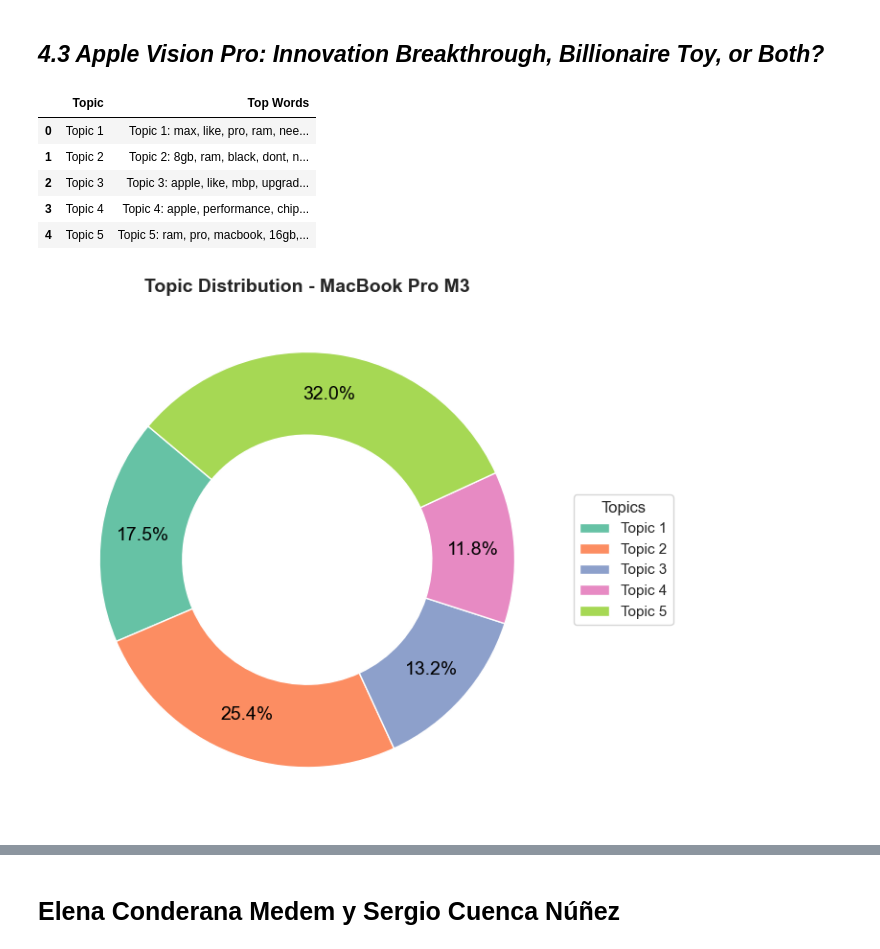
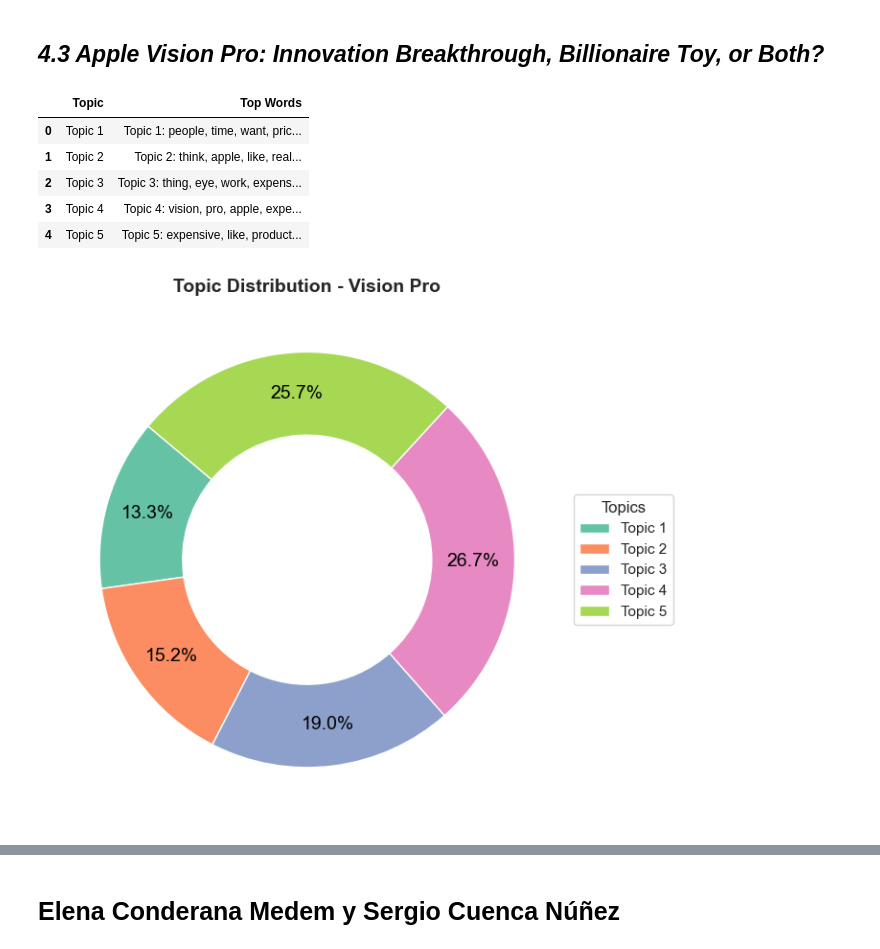
Before and after one commit to SergioCuencaNunez/asw-labs, a Jupyter notebook: project/project.ipynb, the cells around one changed output, grey strips where cells are left out. Cells and saved outputs as stored; diff of their text form; code cells hidden in the pictures.

```diff
--- a/project/project.ipynb
+++ b/project/project.ipynb
@@ -1615,21 +1614,21 @@ plt.show()
 ### <span style="font-family: Latin Modern Roman; font-size: 23px; font-style: italic"> 4.3 Apple Vision Pro: Innovation Breakthrough, Billionaire Toy, or Both?</span>
 # %%
 # Define keywords for "stagnant Apple" narrative
-keywords_macbook = [
-    "upgrade", "still", "need", "buy", "ram", "overkill",
-    "expensive", "same", "performance", "battery", "fan",
-    "design", "black", "chip", "air", "max", "laptop", "video"
+keywords_visionpro = [
+    "spatial computing", "augmented reality", "mixed reality", "gesture control",
+    "eye tracking", "productivity", "immersion", "expensive", "status symbol",
+    "toy", "unnecessary", "early adopter", "overhyped", "potential"
 ]
 
 def contains_keywords(text):
-    return any(re.search(rf"\b{k}\b", str(text).lower()) for k in keywords_macbook)
+    return any(re.search(rf"\b{k}\b", str(text).lower()) for k in keywords_visionpro)
 
-macbook_pro_m3["has_keyword"] = macbook_pro_m3["clean_text_analysis"].apply(contains_keywords)
+vision_pro["has_keyword"] = vision_pro["clean_text_analysis"].apply(contains_keywords)
 
 # Filter and clean the text for topic modeling
-topic_comments = macbook_pro_m3[
-    (macbook_pro_m3["sentiment_label"] == "negative") &
-    (macbook_pro_m3["has_keyword"])
+topic_comments = vision_pro[
+    (vision_pro["sentiment_label"] == "negative") &
+    (vision_pro["has_keyword"])
 ]["clean_text_analysis"].dropna()
 
 # Vectorize the comments
@@ -1662,40 +1661,40 @@ dominant_topic = topic_assignments.argmax(axis=1)
 topic_comments_df = topic_comments.reset_index(drop=True).to_frame()
 topic_comments_df["topic"] = dominant_topic
 
 # Count number of comments per topic
 topic_counts = topic_comments_df["topic"].value_counts().sort_index()
 topic_labels = [f"Topic {i+1}" for i in topic_counts.index]
 
 fig, ax = plt.subplots(figsize=(12, 6), facecolor='none')
 colors = sns.color_palette("Set2", len(topic_counts))
 
 wedges, texts = ax.pie(
     topic_counts.values, startangle=140, colors=colors,
     wedgeprops=dict(width=0.4), labels=None
 )
 
 total = sum(topic_counts.values)
 for i, p in enumerate(wedges):
     ang = (p.theta2 - p.theta1) / 2. + p.theta1
     x = np.cos(np.deg2rad(ang)) * 0.8
     y = np.sin(np.deg2rad(ang)) * 0.8
     percentage = f"{100 * topic_counts.values[i]/total:.1f}%"
     ax.text(x, y, percentage, ha='center', va='center', fontsize=14, color='black')
 
 ax.legend(wedges, topic_labels, title="Topics", loc="center left", bbox_to_anchor=(1, 0.5))
 
-plt.title("Topic Distribution - MacBook Pro M3", fontsize=14, weight="bold")
+plt.title("Topic Distribution - Apple Vision Pro", fontsize=14, weight="bold")
 plt.tight_layout()
 plt.gca().set_facecolor('none')
 plt.show()
 # %% [output]
 |  | Topic | Top Words |
-| 0 | Topic 1 | Topic 1: max, like, pro, ram, nee... |
-| 1 | Topic 2 | Topic 2: 8gb, ram, black, dont, n... |
-| 2 | Topic 3 | Topic 3: apple, like, mbp, upgrad... |
-| 3 | Topic 4 | Topic 4: apple, performance, chip... |
-| 4 | Topic 5 | Topic 5: ram, pro, macbook, 16gb,... |
+| 0 | Topic 1 | Topic 1: people, time, want, pric... |
+| 1 | Topic 2 | Topic 2: think, apple, like, real... |
+| 2 | Topic 3 | Topic 3: thing, eye, work, expens... |
+| 3 | Topic 4 | Topic 4: vision, pro, apple, expe... |
+| 4 | Topic 5 | Topic 5: expensive, like, product... |
-[figure, old version]
+[figure, new version]
 # %%
 # Sentiment Distribution
 plt.figure(figsize=(12, 6), facecolor='none')
```
Also changed, not shown: parts of 11 cells of this notebook, 7 other files.
